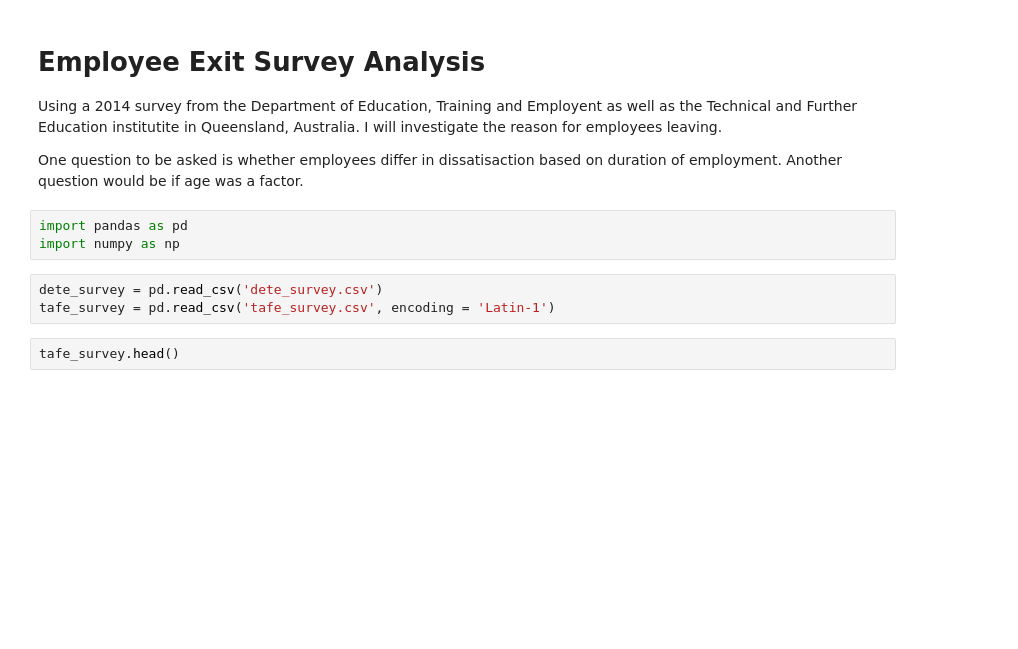
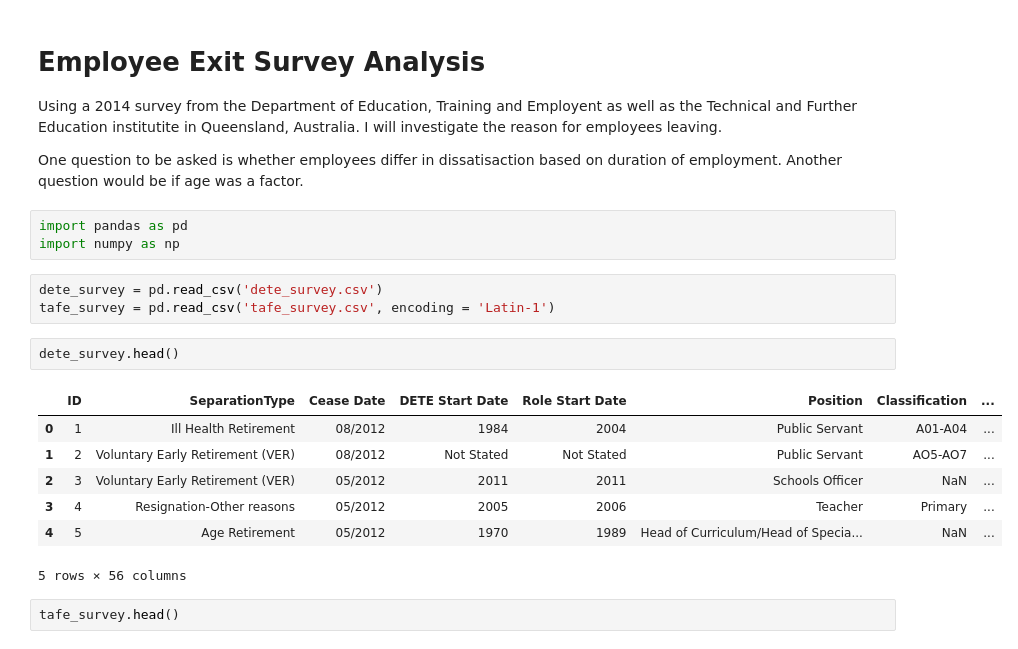
Before and after one commit to natekotila/DataQuestProjects, a Jupyter notebook: exit_survey/Exit_Survey.ipynb, the cells around one changed output. Saved outputs shown, nothing was run; the diff lists cells and outputs as text; blank space fills up the shorter version.

Commit message:
Changed Columns and Subsetted Exit Survey Project

```diff
--- a/exit_survey/Exit_Survey.ipynb
+++ b/exit_survey/Exit_Survey.ipynb
@@ -10,6 +10,16 @@ import numpy as np
 # %%
 dete_survey = pd.read_csv('dete_survey.csv')
 tafe_survey = pd.read_csv('tafe_survey.csv', encoding = 'Latin-1')
+# %%
+dete_survey.head()
+# %% [output]
+|  | ID | SeparationType | Cease Date | DETE Start Date | Role Start Date | Position | Classification | ... |
+| 0 | 1 | Ill Health Retirement | 08/2012 | 1984 | 2004 | Public Servant | A01-A04 | ... |
+| 1 | 2 | Voluntary Early Retirement (VER) | 08/2012 | Not Stated | Not Stated | Public Servant | AO5-AO7 | ... |
+| 2 | 3 | Voluntary Early Retirement (VER) | 05/2012 | 2011 | 2011 | Schools Officer | NaN | ... |
+| 3 | 4 | Resignation-Other reasons | 05/2012 | 2005 | 2006 | Teacher | Primary | ... |
+| 4 | 5 | Age Retirement | 05/2012 | 1970 | 1989 | Head of Curriculum/Head of Specia... | NaN | ... |
+5 rows × 56 columns
 # %%
 tafe_survey.head()
 # %% [output]
```
Also changed, not shown: parts of 18 cells of this notebook.
